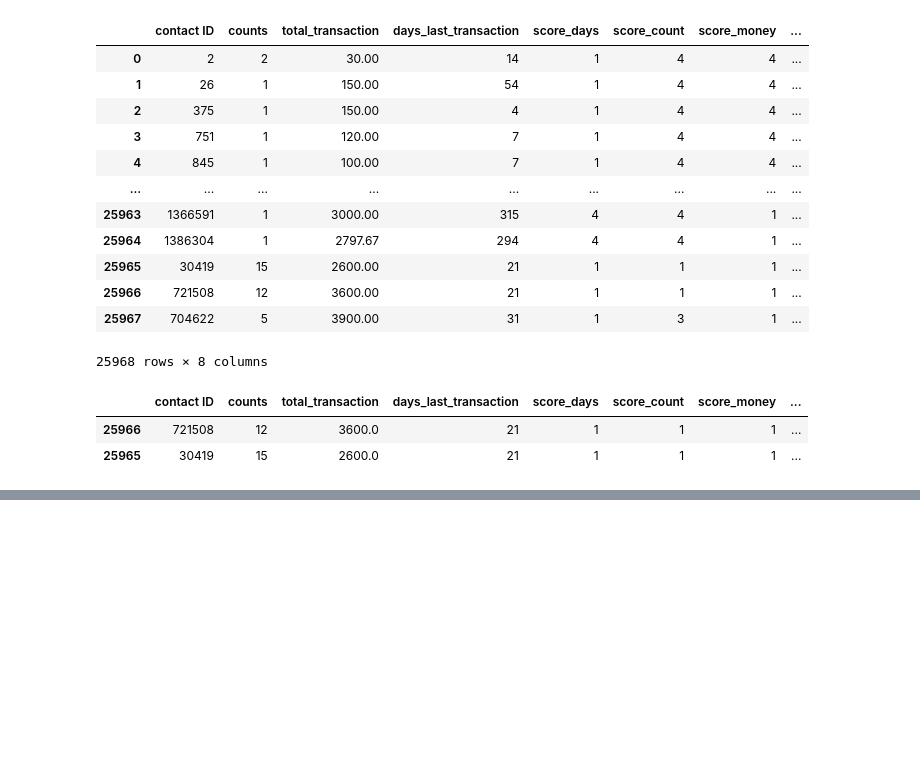
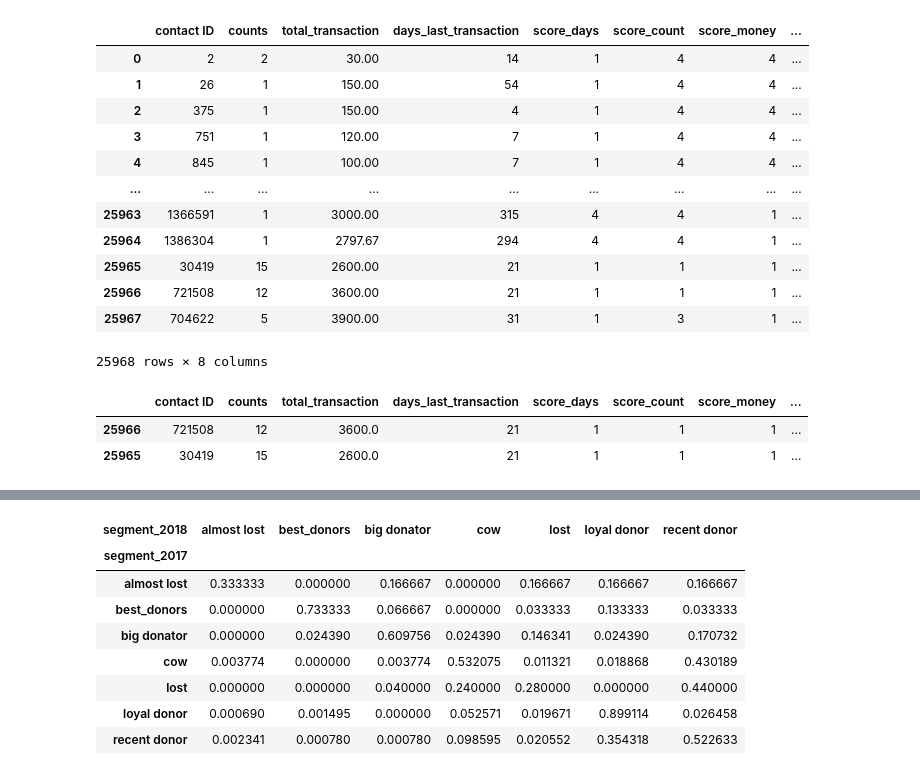
Before and after one commit to mnasini/ekimetrics-, a Jupyter notebook: ekimetrics.ipynb, the cells around one changed output, grey strips where cells are left out. Cells and saved outputs as stored; diff of their text form; code cells hidden in the pictures; blank space fills up the shorter version.

```diff
--- a/ekimetrics.ipynb
+++ b/ekimetrics.ipynb
@@ -1700,0 +1814,12 @@ matrix2018[matrix2018["segment"]=="best_donors"]
+# %%
+transition_matrix
+# %% [output]
+| segment_2018 | almost lost | best_donors | big donator | cow | lost | loyal donor | recent donor |
+| segment_2017 |  |  |  |  |  |  |  |
+| almost lost | 0.333333 | 0.000000 | 0.166667 | 0.000000 | 0.166667 | 0.166667 | 0.166667 |
+| best_donors | 0.000000 | 0.733333 | 0.066667 | 0.000000 | 0.033333 | 0.133333 | 0.033333 |
+| big donator | 0.000000 | 0.024390 | 0.609756 | 0.024390 | 0.146341 | 0.024390 | 0.170732 |
+| cow | 0.003774 | 0.000000 | 0.003774 | 0.532075 | 0.011321 | 0.018868 | 0.430189 |
+| lost | 0.000000 | 0.000000 | 0.040000 | 0.240000 | 0.280000 | 0.000000 | 0.440000 |
+| loyal donor | 0.000690 | 0.001495 | 0.000000 | 0.052571 | 0.019671 | 0.899114 | 0.026458 |
+| recent donor | 0.002341 | 0.000780 | 0.000780 | 0.098595 | 0.020552 | 0.354318 | 0.522633 |
```
Also changed, not shown: parts of 58 cells of this notebook.
